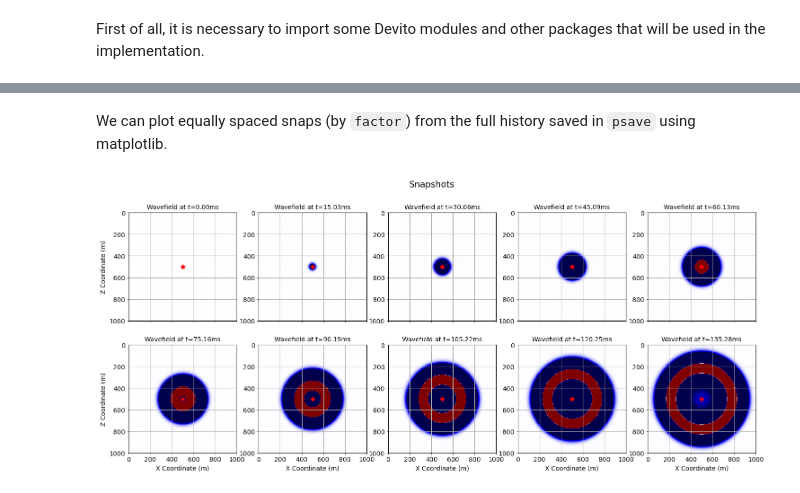
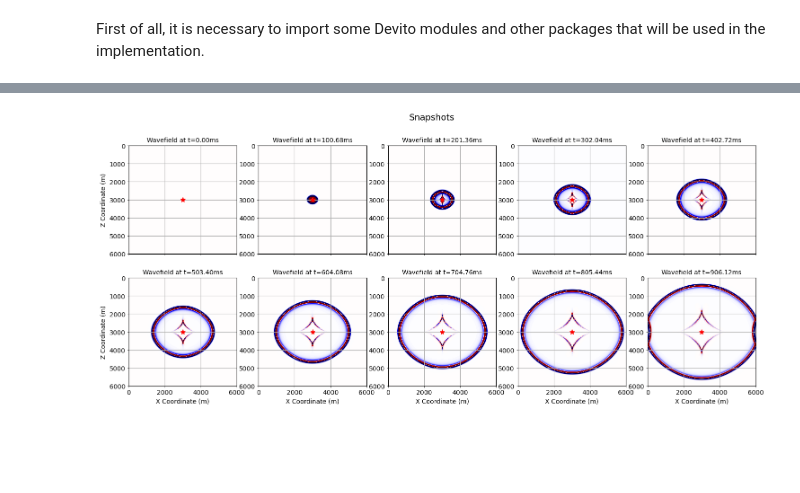
Before and after one commit to Bertbk/devito-vti, a Jupyter notebook: vti.ipynb, the cells around one changed output, grey strips where cells are left out. Drawn from its saved outputs; the diff is of its cells as text; code cells hidden in the pictures; blank space fills up the shorter version.

```diff
--- a/vti.ipynb
+++ b/vti.ipynb
@@ -11,20 +12,27 @@ from matplotlib import pyplot as plt
 # %%
 # NBVAL_IGNORE_OUTPUT
 
-shape   = (101,101) # 101x101 grid
+shape   = (601,601) # 101x101 grid
 spacing = (10.,10.) # spacing of 10 meters
 origin  = (0.,0.)
 nbl = 0  # number of pad points
 
-model = demo_model('layers-tti', spacing=spacing, space_order=2,
-                   shape=shape, nbl=nbl, nlayers=1)
+# model = demo_model('layers-tti', spacing=spacing, space_order=2,
+#                   shape=shape, nbl=nbl, nlayers=1)
 
-# initialize Thomsem parameters to those used in Mu et al., (2020)
-model.update('vp', np.ones(shape)*3.6) # km/s
-model.update('epsilon', np.ones(shape)*0)#.23)
-model.update('delta', np.ones(shape)*0)#*0.17)
-# model.update('theta', np.ones(shape)*(45.*(np.pi/180.))) # radians
-model.update('theta', np.ones(shape)*0) # radians
+# # initialize Thomsem parameters to those used in Mu et al., (2020)
+# model.update('vp', np.ones(shape)*3) # km/s
+# model.update('epsilon', 0)#.23)
+# model.update('delta', 0)#*0.17)
+# # model.update('theta', np.ones(shape)*(45.*(np.pi/180.))) # radians
+# model.update('theta', 0) # radians
+vp = 3
+eps =0.24
+delt=0.1
+
+model = SeismicModel(space_order=2, vp=vp, origin=origin, shape=shape,
+                      dtype=np.float32, spacing=spacing, nbl=nbl, epsilon=eps,
+                      delta=delt, theta=0., phi=None, bcs="damp")
 # %%
 # Get symbols from model
 theta = model.theta
@@ -60,8 +42,9 @@ The next step is to define the simulation time. It has to be small enough to avo
 # %%
 # Compute the dt and set time range
 t0 = 0.   #  Simulation time start
-tn = 150. #  Simulation time end (0.15 second = 150 msec)
-dt = (dvalue/(np.pi*vmax))*np.sqrt(1/(1+etamax*(max_cos_sin)**2)) # eq. above (cell 3)
+tn = 1000. #  Simulation time end (0.15 second = 150 msec)
+dt = model.critical_dt
+# dt = (dvalue/(np.pi*vmax))*np.sqrt(1/(1+etamax*(max_cos_sin)**2)) # eq. above (cell 3)
 time_range = TimeAxis(start=t0,stop=tn,step=dt)
 print("time_range; ", time_range)
 # %% [output]
@@ -167,36 +117,34 @@ nxpad,nzpad = shape[0] + 2 * nbl, shape[1] + 2 * nbl
 shape_pad   = np.array(shape) + 2 * nbl
 origin_pad  = tuple([o - s*nbl for o, s in zip(origin, spacing)])
 extent_pad  = tuple([s*(n-1) for s, n in zip(spacing, shape_pad)])
-# %% [markdown]
-We can plot equally spaced snaps (by `factor`) from the full history saved in `psave` using matplotlib.
 # %%
 # NBVAL_IGNORE_OUTPUT
 
 # Note: flip sense of second dimension to make the plot positive downwards
 plt_extent = [origin_pad[0], origin_pad[0] + extent_pad[0],
               origin_pad[1] + extent_pad[1], origin_pad[1]]
 
 # Plot the wavefields, each normalized to scaled maximum of last time step
 kt = (time_range.num - 2) - 1
-amax = 0.05 * np.max(np.abs(psave[kt,:,:]))
+amax = 0.05 * np.max(np.abs(p.data[kt,:,:]))
 
 nsnaps = 10
 factor = round(time_range.num/nsnaps)
 
 fig, axes = plt.subplots(2, 5, figsize=(18, 7), sharex=True)
 fig.suptitle("Snapshots", size=14)
 for count, ax in enumerate(axes.ravel()):
     snapshot = factor*count
-    ax.imshow(np.transpose(psave[snapshot,:,:]), cmap="seismic",
+    ax.imshow(np.transpose(p.data[snapshot,:,:]), cmap="seismic",
                vmin=-amax, vmax=+amax, extent=plt_extent)
     ax.plot(model.domain_size[0]* .5, model.domain_size[1]* .5, \
          'red', linestyle='None', marker='*', markersize=8, label="Source")
     ax.grid()
     ax.tick_params('both', length=2, width=0.5, which='major',labelsize=10)
     ax.set_title("Wavefield at t=%.2fms" % (factor*count*dt),fontsize=10)
 for ax in axes[1, :]:
     ax.set_xlabel("X Coordinate (m)",fontsize=10)
 for ax in axes[:, 0]:
     ax.set_ylabel("Z Coordinate (m)",fontsize=10)
 # %% [output]
-[figure, old version]
+[figure, new version]
```
Also changed, not shown: parts of 8 cells of this notebook, 1 other file.
